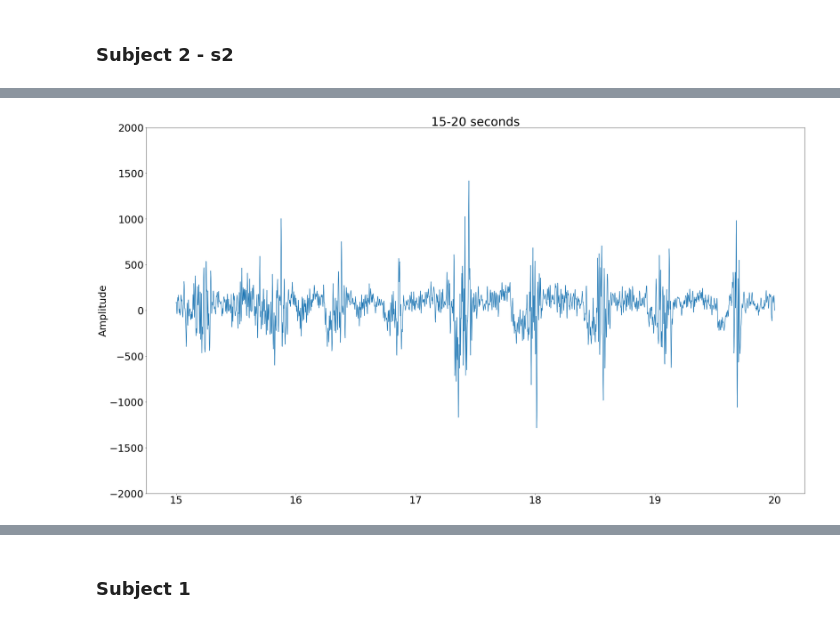
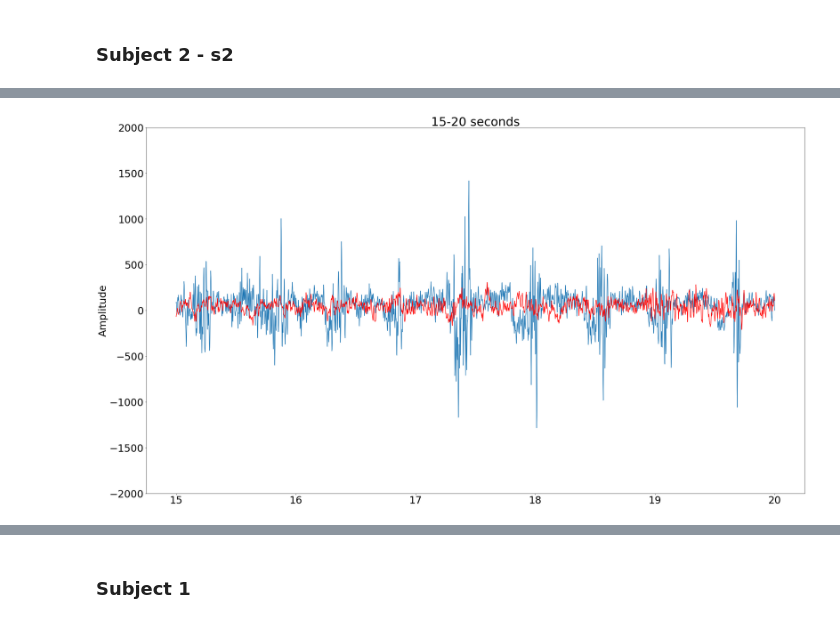
Before and after one commit to LostJam/EEG-ML-Mindful-Eating, a Jupyter notebook: Data Processing.ipynb, the cells around one changed output, grey strips where cells are left out. Saved outputs shown, nothing was run; the diff lists cells and outputs as text; code cells hidden in the pictures.

```diff
--- a/Data Processing.ipynb
+++ b/Data Processing.ipynb
@@ -22,14 +22,22 @@ s8 = pd.read_csv('eating_subj8record-[2019.02.26-18.33.44].csv', header=0, useco
 s8.fillna(value=0, inplace=True)
 # %%
 #Waldo baseline attention
-w1 = pd.read_csv('waldo_subj1record-[2019.02.25-11.04.56].csv', header=0, usecols=['Time:512Hz', 'Epoch', 'Electrode'])
-w2 = pd.read_csv('waldo_subj2record-[2019.02.25-11.27.22].csv', header=0, usecols=['Time:512Hz', 'Epoch', 'Electrode'])
-w3 = pd.read_csv('waldo_subj3record-[2019.02.25-12.10.57].csv', header=0, usecols=['Time:512Hz', 'Epoch', 'Electrode'])
-w4 = pd.read_csv('waldo_subj4record-[2019.02.25-12.28.48].csv', header=0, usecols=['Time:512Hz', 'Epoch', 'Electrode'])
-w5 = pd.read_csv('waldo_subj5record-[2019.02.25-12.55.09].csv', header=0, usecols=['Time:512Hz', 'Epoch', 'Electrode'])
-w6 = pd.read_csv('waldo_subj6record-[2019.02.26-17.52.49].csv', header=0, usecols=['Time:512Hz', 'Epoch', 'Electrode'])
-w7 = pd.read_csv('waldo_subj7record-[2019.02.26-17.59.43].csv', header=0, usecols=['Time:512Hz', 'Epoch', 'Electrode'])
-w8 = pd.read_csv('waldo_subj8record-[2019.02.26-18.39.03].csv', header=0, usecols=['Time:512Hz', 'Epoch', 'Electrode'])
+w1 = pd.read_csv('waldo_subj1record-[2019.02.25-11.04.56].csv', header=0, usecols=['Time:512Hz', 'Epoch', 'Electrode', 'Event Id'])
+w1.fillna(value=0, inplace=True)
+w2 = pd.read_csv('waldo_subj2record-[2019.02.25-11.27.22].csv', header=0, usecols=['Time:512Hz', 'Epoch', 'Electrode', 'Event Id'])
+w2.fillna(value=0, inplace=True)
+w3 = pd.read_csv('waldo_subj3record-[2019.02.25-12.10.57].csv', header=0, usecols=['Time:512Hz', 'Epoch', 'Electrode', 'Event Id'])
+w3.fillna(value=0, inplace=True)
+w4 = pd.read_csv('waldo_subj4record-[2019.02.25-12.28.48].csv', header=0, usecols=['Time:512Hz', 'Epoch', 'Electrode', 'Event Id'])
+w4.fillna(value=0, inplace=True)
+w5 = pd.read_csv('waldo_subj5record-[2019.02.25-12.55.09].csv', header=0, usecols=['Time:512Hz', 'Epoch', 'Electrode', 'Event Id'])
+w5.fillna(value=0, inplace=True)
+w6 = pd.read_csv('waldo_subj6record-[2019.02.26-17.52.49].csv', header=0, usecols=['Time:512Hz', 'Epoch', 'Electrode', 'Event Id'])
+w6.fillna(value=0, inplace=True)
+w7 = pd.read_csv('waldo_subj7record-[2019.02.26-17.59.43].csv', header=0, usecols=['Time:512Hz', 'Epoch', 'Electrode', 'Event Id'])
+w7.fillna(value=0, inplace=True)
+w8 = pd.read_csv('waldo_subj8record-[2019.02.26-18.39.03].csv', header=0, usecols=['Time:512Hz', 'Epoch', 'Electrode', 'Event Id'])
+w8.fillna(value=0, inplace=True)
 # %%
 h = 512*15 #512Hz times n seconds to be dropped
 cut_s1 = s1[h:] #new DataFrame omits the first 15 seconds of data
@@ -50,0 +62,10 @@ cut_s8.to_csv('clean_subject8.csv')
+# %%
+g = 512*2 #512 times n seconds to be dropped
+cut_w1 = w1[g:]
+cut_w2 = w2[g:]
+cut_w3 = w3[g:]
+cut_w4 = w4[g:]
+cut_w5 = w5[g:]
+cut_w6 = w6[g:]
+cut_w7 = w7[g:]
+cut_w8 = w8[g:]
@@ -51,10 +83,10 @@ cut_s8.to_csv('clean_subject8.csv')
 # %% [markdown]
 ### Subject 2 - s2
 # %%
-Xs2 = s2['Time:512Hz'] #original data X (time)
-Ys2 = s2['Electrode'] #original data Y (amplitude)
-
 Xcs2 = cut_s2['Time:512Hz'] #cutoff data X (time)
 Ycs2 = cut_s2['Electrode'] #cutoff data Y (amplitude)
 Zcs2 = cut_s2['Event Id'] #cutoff data Z (event amplitude)
+
+Xcw2 = cut_w2['Time:512Hz'] #cutoff data X Waldo
+Ycw2 = cut_w2['Electrode'] #cutoff data Y Waldo
 # %%
@@ -105,20 +137,23 @@ plt.show()
 # %%
 #first 5 second interval 15sec to 20sec
 a = 15
 b = 20
 x = Xcs2.loc[512*a:512*b]
 y = Ycs2.loc[512*a:512*b]
+xw = Xcw2.loc[512*a:512*b]
+yw = Ycw2.loc[512*a:512*b]
 
 fig, (ax1) = plt.subplots(1, figsize=(35,20), sharex=True)
 ax1.plot(x, y)
+ax1.plot(xw, yw, color='r')
 ax1.set_ylabel('Amplitude')
 fig.subplots_adjust(hspace=0)
 ax1.set_title('15-20 seconds')
 ax1.set_ylim(-2000, 2000)
 plt.rcParams.update({'font.size': 30})
 plt.show()
 #could be a bite event in between 17-18 seconds
 #could be a bite event in between 19.5-20 seconds
 # %% [output]
-[figure, old version]
+[figure, new version]
 # %%
```
Also changed, not shown: parts of 7 cells of this notebook, 8 other files.
